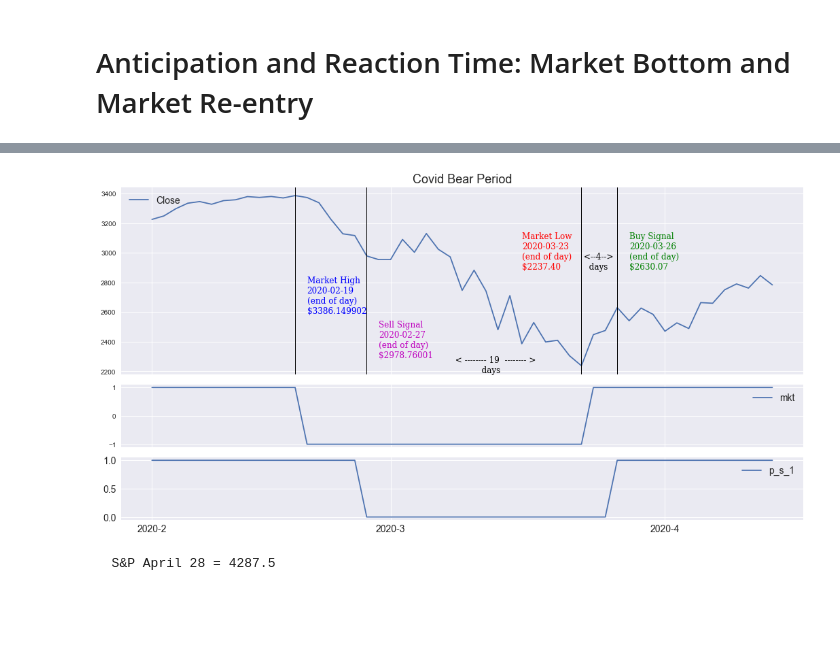
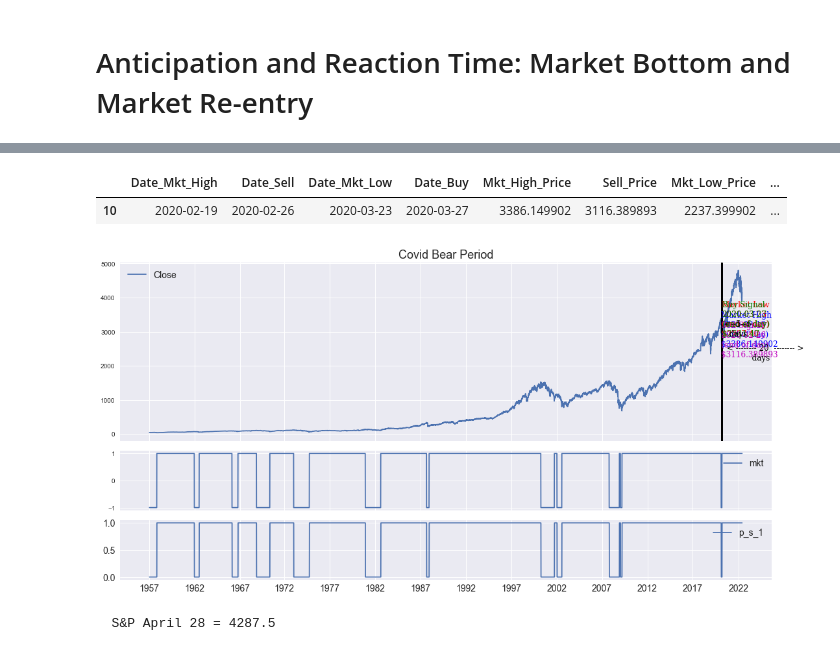
Before and after one commit to Aljgutier/Pyquant, a Jupyter notebook: SP500_MktCycle_ML_2.ipynb, the cells around one changed output, grey strips where cells are left out. Cells and saved outputs as stored; diff of their text form; code cells hidden in the pictures; blank space fills up the shorter version.

```diff
--- a/SP500_MktCycle_ML_2.ipynb
+++ b/SP500_MktCycle_ML_2.ipynb
@@ -407,3 +429,10 @@ predict start date = 1957-01-02
+# %%
+# Smooth ... in case need to adjust from the end of ML without re-running all the ML
+dfxyp=dfMLXY[['Close','Volume','High','Low','PE','Earnings','mkt','mcnr']].join(dfXYTR,lsuffix='l',rsuffix='r', how='outer' )
+
+Nsmooth=5
+dfxyp=binarysmooth(dfxyp,'p_1',NW=Nsmooth , y_s='p_s_1')
+dfxyp['p_s']=dfxyp['p_s_1'].shift(1)
 # %% [markdown]
 # ML Performance Summary
  * summarize results from below
@@ -995,9 +1024,20 @@ dfa3
+# %%
+
+## select the market cycle high date
+dmcycle = dt.datetime(2020,2,19)
+df_mcycle = dfa3[dfa3['Date_Mkt_High']==dmcycle]
+
+df_mcycle
+# %% [output]
+|  | Date_Mkt_High | Date_Sell | Date_Mkt_Low | Date_Buy | Mkt_High_Price | Sell_Price | Mkt_Low_Price | ... |
+| 10 | 2020-02-19 | 2020-02-26 | 2020-03-23 | 2020-03-27 | 3386.149902 | 3116.389893 | 2237.399902 | ... |
 # %%
 # 2020 COVID BEAR
 
 ## select the market cycle high date
 dmcycle = dt.datetime(2020,2,19)
 df_mcycle = dfa3[dfa3['Date_Mkt_High']==dmcycle]
+s = dt.datetime(2020,2,1)
 
 ### the rest is automatic
 d1=df_mcycle['Date_Mkt_High'].values[0]
@@ -1019,35 +1059,35 @@ p3=df_mcycle['Mkt_Low_Price'].values[0]
 d4=df_mcycle['Date_Buy'].values[0]
 d4=pd.to_datetime(d4)
 d4.strftime("%Y-%m-%d")
 p4=df_mcycle['Buy_Price'].values[0]
 
 anticipation=df_mcycle['Anticipation_Low'].values[0]
 reaction=df_mcycle['Reaction_LowHigh'].values[0]
 
 
 vlines=[(d1,d2,d3,d4),'','','']
 
 covid_bear_annotations = [ [(dt.datetime(2020,2,20),2600,f'Market High\n{d1.strftime("%Y-%m-%d")}\n(end of day)\n${p1}','b',12) ,
                             (dt.datetime(2020,2,28),2300,f'Sell Signal\n{d2.strftime("%Y-%m-%d")}\n(end of day)\n${p2}','m',12),
                             (dt.datetime(2020,3,15),2900,f'Market Low\n{d3.strftime("%Y-%m-%d")}\n(end of day)\n${p3:.2f}','r',12),
                             (dt.datetime(2020,3,27),2900,f'Buy Signal\n{d4.strftime("%Y-%m-%d")}\n(end of day)\n${p4:.2f}','g',12),
                             (dt.datetime(2020,3,6),2200,f'  < -------- {anticipation}  -------- >\n            days','k',12),
                             (dt.datetime(2020,3,23),2900,f' <--{reaction}-->\n   days','k',12),
                             ]
                             ,'','',''  ]
 #covid_bear_annotations = ['' ,'','','']
 
 #annotations = covid_bear_annotations,
 #covid_bear_annotations=(dt.datetime(1951,1,1),2.8,'1953-54\nPost\nKorean\nWar\nRecession','k')
 
-fmplot(dfxyp,['Close','mkt','p_s_1'], plottypes =['line','line','line'],
+fmplot(dfxyp[],['Close','mkt','p_s_1'], plottypes =['line','line','line'],
        startdate=s, enddate=e, sharex=True, llocs=['upper left', 'upper right','upper right'],
        titles = ['Covid Bear Period','',''], title_fontsize=18,
        figsize=(18,9),ytick_labelsize=14, xtick_labelsize=14,
        vlines = vlines, annotations = covid_bear_annotations,
        legend_fontsize=14, height_ratios=(3,1,1))
 # %% [output]
-[figure, old version]
+[figure, new version]
 # %%
 
 s = dt.datetime(2022,4,27)
```
Also changed, not shown: parts of 10 cells of this notebook.
